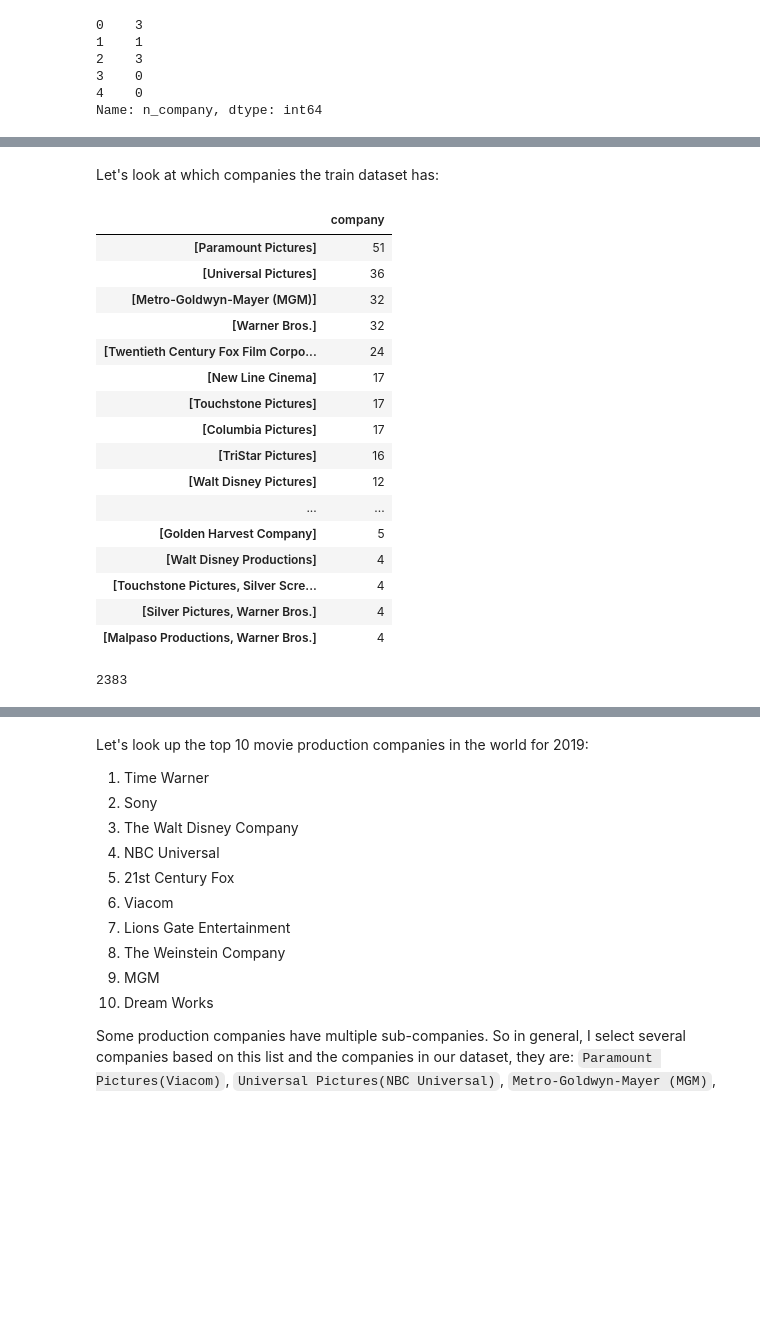
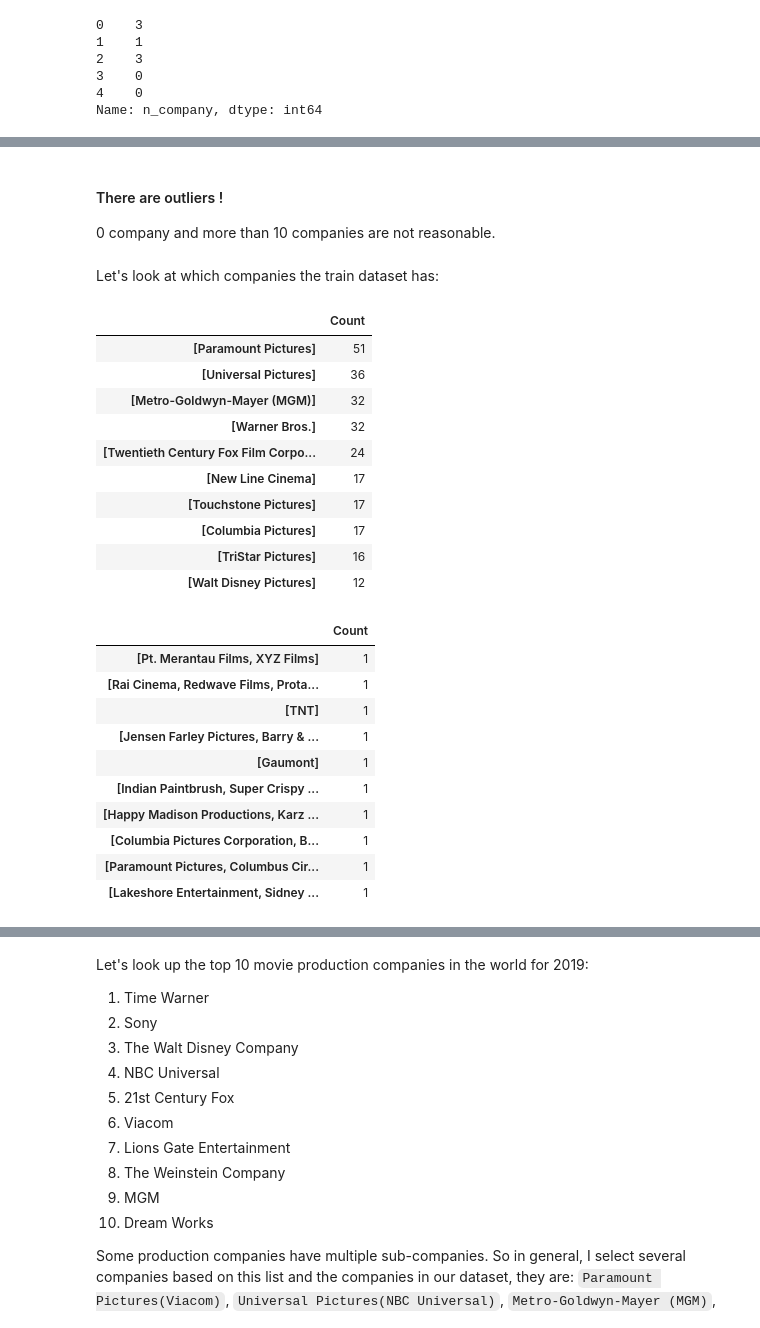
Before and after one commit to zzzzzzhy0607/TMDB-Box-Office-Prediction, a Jupyter notebook: Movie_EDA.ipynb, the cells around one changed output, grey strips where cells are left out. Drawn from its saved outputs; the diff is of its cells as text; code cells hidden in the pictures; blank space fills up the shorter version.

```diff
--- a/Movie_EDA.ipynb
+++ b/Movie_EDA.ipynb
@@ -302,23 +338,34 @@ Name: n_company, dtype: int64
+# %% [markdown]
+#### There are outliers !
+0 company and more than 10 companies are not reasonable.
 # %% [markdown]
 Let's look at which companies the train dataset has:
-# %%
-company_list = list(train['genres'].apply(lambda x: [i['name'] for i in x] if x != {} else []).values)
-# %% [output]
-|  | company |
-| [Paramount Pictures] | 51 |
-| [Universal Pictures] | 36 |
-| [Metro-Goldwyn-Mayer (MGM)] | 32 |
-| [Warner Bros.] | 32 |
-| [Twentieth Century Fox Film Corpo... | 24 |
-| [New Line Cinema] | 17 |
-| [Touchstone Pictures] | 17 |
-| [Columbia Pictures] | 17 |
-| [TriStar Pictures] | 16 |
-| [Walt Disney Pictures] | 12 |
-| ... | ... |
-| [Golden Harvest Company] | 5 |
-| [Walt Disney Productions] | 4 |
-| [Touchstone Pictures, Silver Scre... | 4 |
-| [Silver Pictures, Warner Bros.] | 4 |
-| [Malpaso Productions, Warner Bros.] | 4 |
-2383
+# %%
+# For every possible combination
+company_comb_list = pd.DataFrame(train["company"].value_counts())
+company_comb_list.columns=["Count"]
+company_comb_list[:10]
+company_comb_list[-10:]
+# %% [output]
+|  | Count |
+| [Paramount Pictures] | 51 |
+| [Universal Pictures] | 36 |
+| [Metro-Goldwyn-Mayer (MGM)] | 32 |
+| [Warner Bros.] | 32 |
+| [Twentieth Century Fox Film Corpo... | 24 |
+| [New Line Cinema] | 17 |
+| [Touchstone Pictures] | 17 |
+| [Columbia Pictures] | 17 |
+| [TriStar Pictures] | 16 |
+| [Walt Disney Pictures] | 12 |
+|  | Count |
+| [Pt. Merantau Films, XYZ Films] | 1 |
+| [Rai Cinema, Redwave Films, Prota... | 1 |
+| [TNT] | 1 |
+| [Jensen Farley Pictures, Barry & ... | 1 |
+| [Gaumont] | 1 |
+| [Indian Paintbrush, Super Crispy ... | 1 |
+| [Happy Madison Productions, Karz ... | 1 |
+| [Columbia Pictures Corporation, B... | 1 |
+| [Paramount Pictures, Columbus Cir... | 1 |
+| [Lakeshore Entertainment, Sidney ... | 1 |
```
Also changed, not shown: parts of 14 cells of this notebook.
